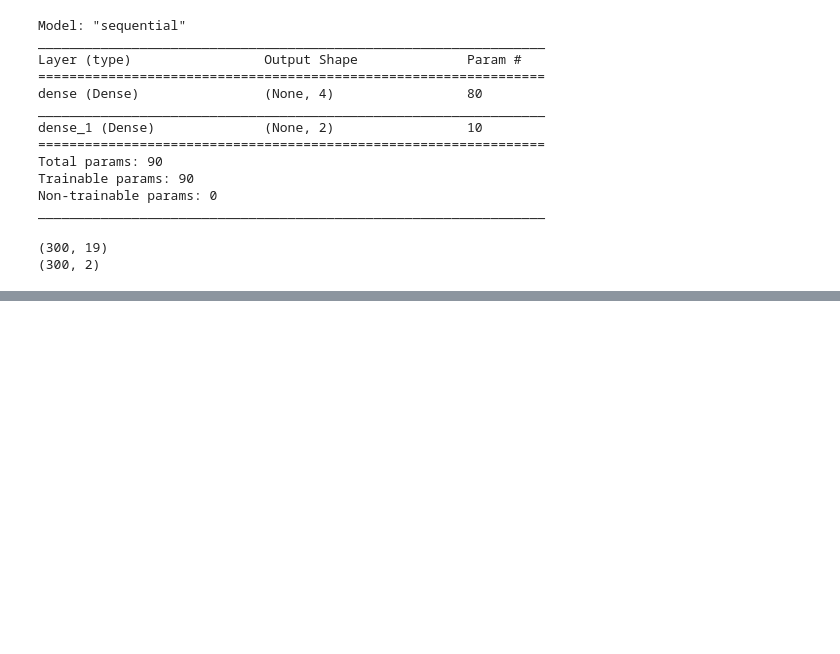
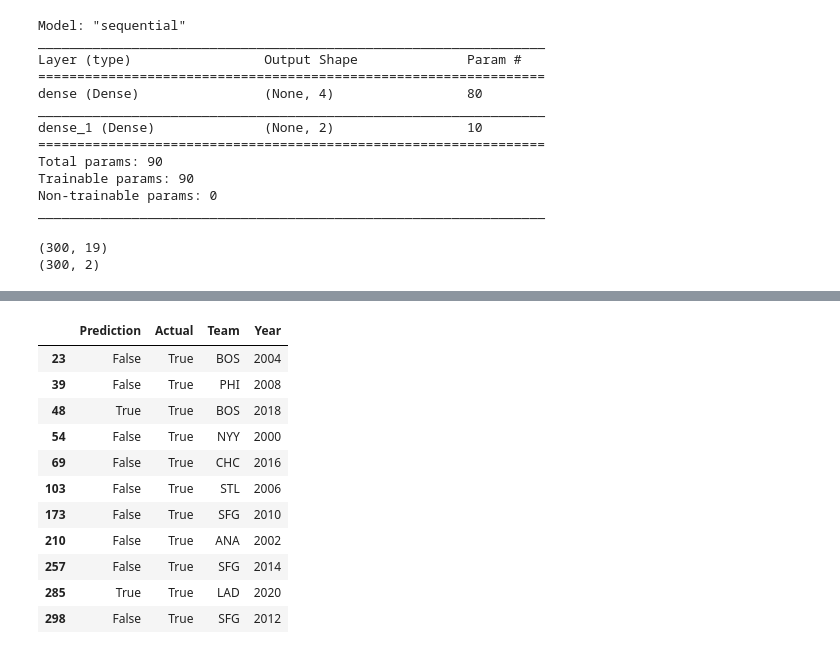
Before and after one commit to rileyfritz/final-project-MLB, a Jupyter notebook: neural_network.ipynb, the cells around one changed output, grey strips where cells are left out. Cells and saved outputs as stored; diff of their text form; code cells hidden in the pictures; blank space fills up the shorter version.

```diff
--- a/neural_network.ipynb
+++ b/neural_network.ipynb
@@ -178 +191,18 @@ winners_df
+# %%
+winners_df['Team'] = teams
+winners_df['Year'] = years
+winners_df
+# %% [output]
+|  | Prediction | Actual | Team | Year |
+| 23 | False | True | BOS | 2004 |
+| 39 | False | True | PHI | 2008 |
+| 48 | True | True | BOS | 2018 |
+| 54 | False | True | NYY | 2000 |
+| 69 | False | True | CHC | 2016 |
+| 103 | False | True | STL | 2006 |
+| 173 | False | True | SFG | 2010 |
+| 210 | False | True | ANA | 2002 |
+| 257 | False | True | SFG | 2014 |
+| 285 | True | True | LAD | 2020 |
+| 298 | False | True | SFG | 2012 |
 # %%
```
Also changed, not shown: parts of 5 cells of this notebook.
